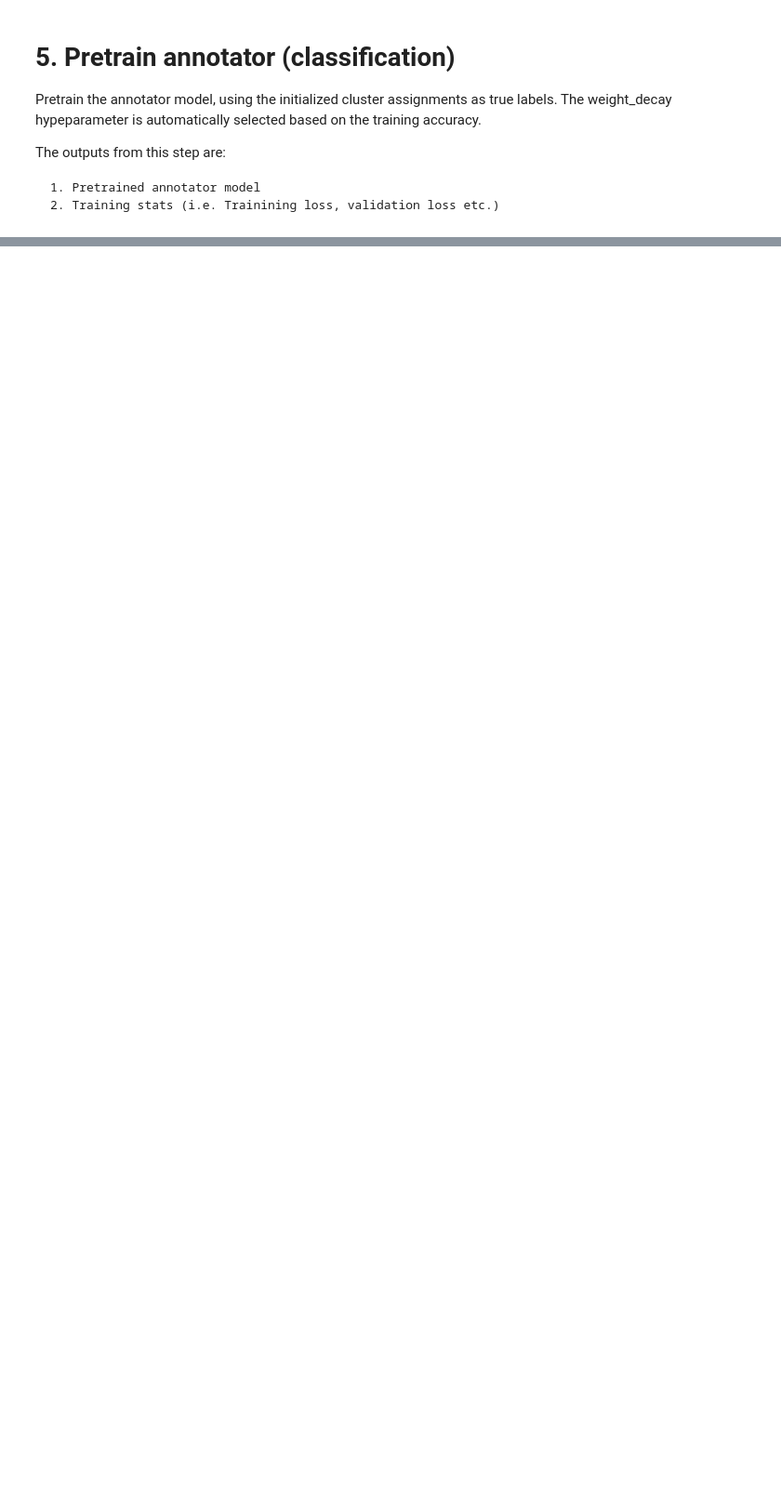
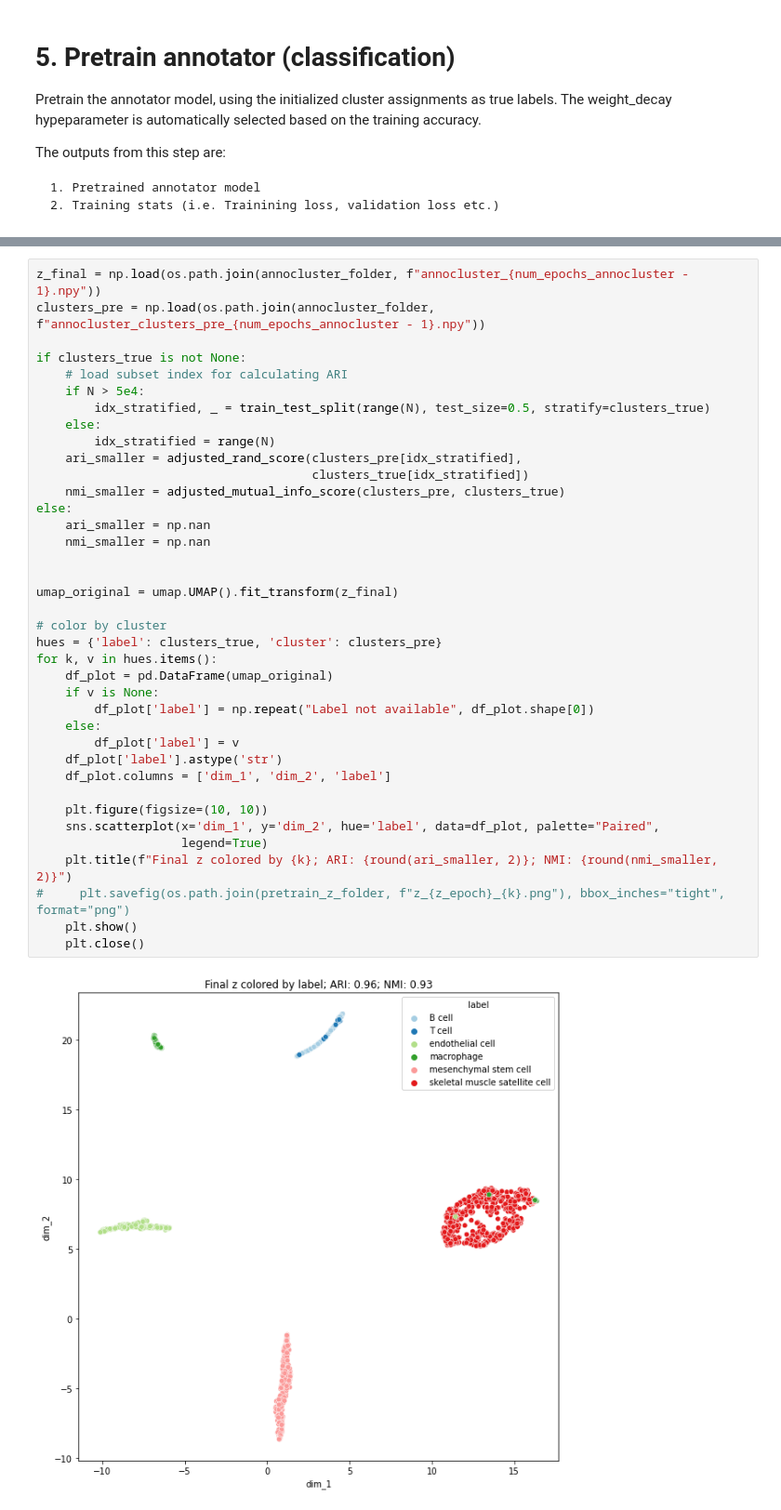
Before and after one commit to doraadong/UNIFAN, a Jupyter notebook: tutorails/UNIFAN_example.ipynb, the cells around one changed output, grey strips where cells are left out. Shown: that part at 93% size. Cells and saved outputs as stored; diff of their text form; blank space fills up the shorter version.

```diff
--- a/tutorails/UNIFAN_example.ipynb
+++ b/tutorails/UNIFAN_example.ipynb
@@ -661,0 +576,40 @@ Start training...
+# %%
+z_final = np.load(os.path.join(annocluster_folder, f"annocluster_{num_epochs_annocluster - 1}.npy"))
+clusters_pre = np.load(os.path.join(annocluster_folder, f"annocluster_clusters_pre_{num_epochs_annocluster - 1}.npy"))
+
+if clusters_true is not None:
+    # load subset index for calculating ARI
+    if N > 5e4:
+        idx_stratified, _ = train_test_split(range(N), test_size=0.5, stratify=clusters_true)
+    else:
+        idx_stratified = range(N)
+    ari_smaller = adjusted_rand_score(clusters_pre[idx_stratified],
+                                      clusters_true[idx_stratified])
+    nmi_smaller = adjusted_mutual_info_score(clusters_pre, clusters_true)
+else:
+    ari_smaller = np.nan
+    nmi_smaller = np.nan
+
+
+umap_original = umap.UMAP().fit_transform(z_final)
+
+# color by cluster
+hues = {'label': clusters_true, 'cluster': clusters_pre}
+for k, v in hues.items():
+    df_plot = pd.DataFrame(umap_original)
+    if v is None:
+        df_plot['label'] = np.repeat("Label not available", df_plot.shape[0])
+    else:
+        df_plot['label'] = v
+    df_plot['label'].astype('str')
+    df_plot.columns = ['dim_1', 'dim_2', 'label']
+
+    plt.figure(figsize=(10, 10))
+    sns.scatterplot(x='dim_1', y='dim_2', hue='label', data=df_plot, palette="Paired",
+                    legend=True)
+    plt.title(f"Final z colored by {k}; ARI: {round(ari_smaller, 2)}; NMI: {round(nmi_smaller, 2)}")
+#     plt.savefig(os.path.join(pretrain_z_folder, f"z_{z_epoch}_{k}.png"), bbox_inches="tight", format="png")
+    plt.show()
+    plt.close()
+# %% [output]
+[figure, added]
```
Also changed, not shown: parts of 12 cells of this notebook.
